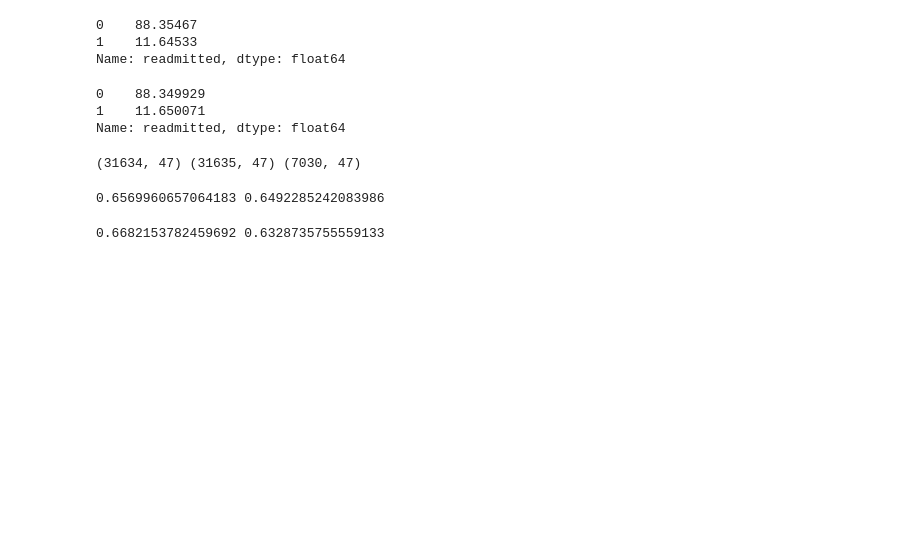
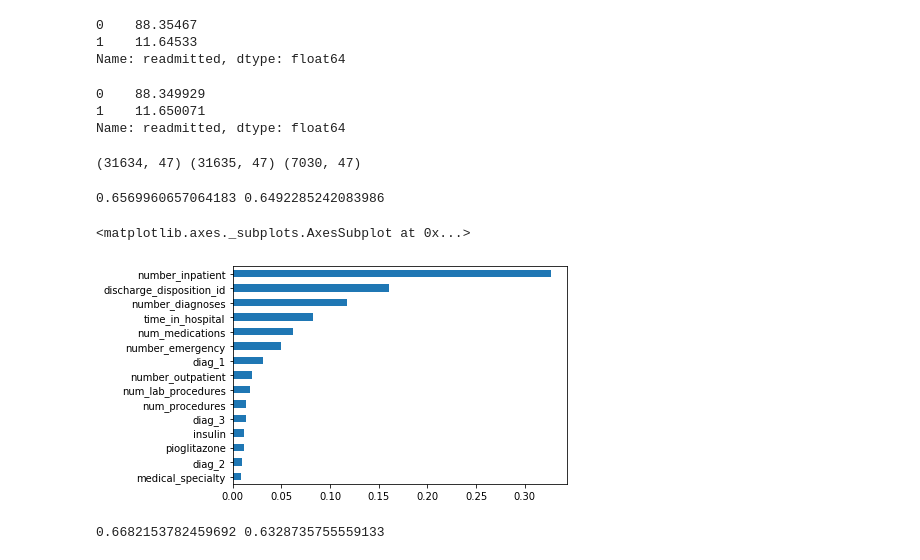
Before and after one commit to capstone-hospital-readmission/hospital-readmissions, a Jupyter notebook: hospital_readmissions.ipynb, the cells around one changed output. Saved outputs shown, nothing was run; the diff lists cells and outputs as text; code cells hidden in the pictures; blank space fills up the shorter version.

```diff
--- a/hospital_readmissions.ipynb
+++ b/hospital_readmissions.ipynb
@@ -157,6 +157,11 @@ auc_rf_lm = auc(fpr_rf_lm, tpr_rf_lm)
 print(auc_rf, auc_rf_lm)
 # %% [output]
 0.6569960657064183 0.6492285242083986
+# %%
+pd.Series(rf.feature_importances_, index=X_train.columns).sort_values()[-15:].plot(kind='barh')
+# %% [output]
+<matplotlib.axes._subplots.AxesSubplot at 0x...>
+[figure, added]
 # %%
 # Gradient Boosting, and + Logistic Regression
 
```
Also changed, not shown: parts of 3 cells of this notebook.
